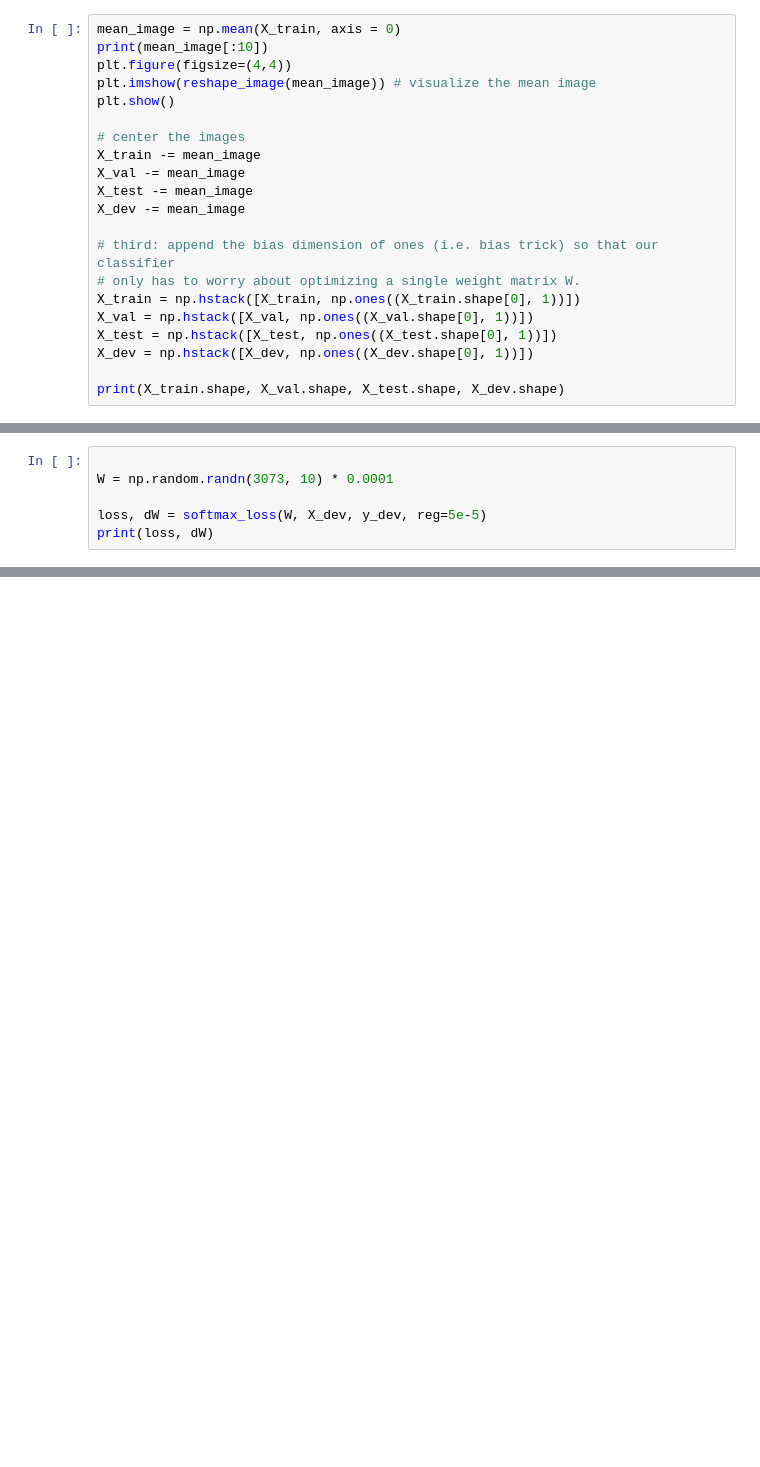
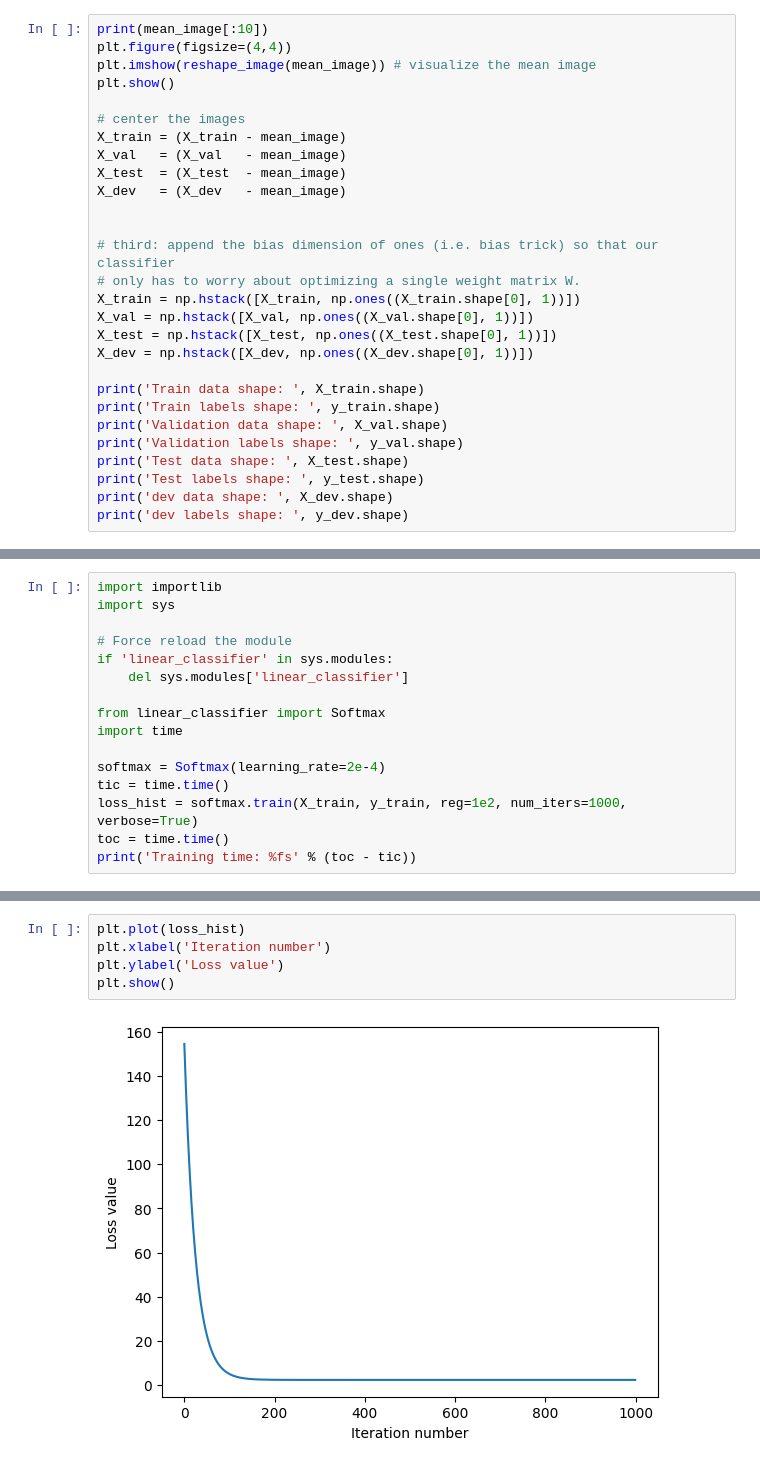
Before and after one commit to vgraman0/cs231n-deep-learning-for-computer-vision, a Jupyter notebook: code/softmax/softmax.ipynb, the cells around one changed output, grey strips where cells are left out. Drawn from its saved outputs; the diff is of its cells as text; blank space fills up the shorter version.

```diff
--- a/code/softmax/softmax.ipynb
+++ b/code/softmax/softmax.ipynb
@@ -108,15 +105,15 @@ Test labels shape:  (1000,)
 # %%
-mean_image = np.mean(X_train, axis = 0)
 print(mean_image[:10])
 plt.figure(figsize=(4,4))
 plt.imshow(reshape_image(mean_image)) # visualize the mean image
 plt.show()
 
 # center the images
-X_train -= mean_image
-X_val -= mean_image
-X_test -= mean_image
-X_dev -= mean_image
+X_train = (X_train - mean_image)
+X_val   = (X_val   - mean_image)
+X_test  = (X_test  - mean_image)
+X_dev   = (X_dev   - mean_image)
+
 
 # third: append the bias dimension of ones (i.e. bias trick) so that our classifier
 # only has to worry about optimizing a single weight matrix W.
@@ -125,7 +122,14 @@ X_val = np.hstack([X_val, np.ones((X_val.shape[0], 1))])
 X_test = np.hstack([X_test, np.ones((X_test.shape[0], 1))])
 X_dev = np.hstack([X_dev, np.ones((X_dev.shape[0], 1))])
 
-print(X_train.shape, X_val.shape, X_test.shape, X_dev.shape)
+print('Train data shape: ', X_train.shape)
+print('Train labels shape: ', y_train.shape)
+print('Validation data shape: ', X_val.shape)
+print('Validation labels shape: ', y_val.shape)
+print('Test data shape: ', X_test.shape)
+print('Test labels shape: ', y_test.shape)
+print('dev data shape: ', X_dev.shape)
+print('dev labels shape: ', y_dev.shape)
 # %% [output]
 [0.51232    0.5100241  0.51357174 0.515628   0.51801956 0.5206599
  0.52272356 0.5247841  0.527116   0.528832  ]
@@ -134,7 +145,17 @@ print(X_train.shape, X_val.shape, X_test.shape, X_dev.shape)
 # %%
+import importlib
+import sys
 
-W = np.random.randn(3073, 10) * 0.0001
+# Force reload the module
+if 'linear_classifier' in sys.modules:
+    del sys.modules['linear_classifier']
 
-loss, dW = softmax_loss(W, X_dev, y_dev, reg=5e-5)
-print(loss, dW)
+from linear_classifier import Softmax
+import time
+
+softmax = Softmax(learning_rate=2e-4)
+tic = time.time()
+loss_hist = softmax.train(X_train, y_train, reg=1e2, num_iters=1000, verbose=True)
+toc = time.time()
+print('Training time: %fs' % (toc - tic))
 # %% [output]
@@ -153,0 +173,7 @@ print(loss, dW)
+# %%
+plt.plot(loss_hist)
+plt.xlabel('Iteration number')
+plt.ylabel('Loss value')
+plt.show()
+# %% [output]
+[figure, added]
```
Also changed, not shown: parts of 14 cells of this notebook, 5 other files.
